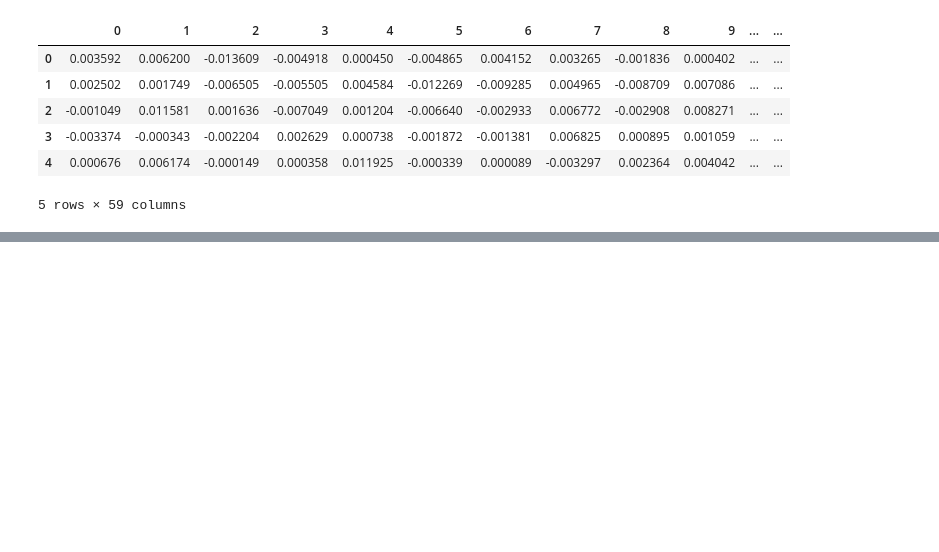
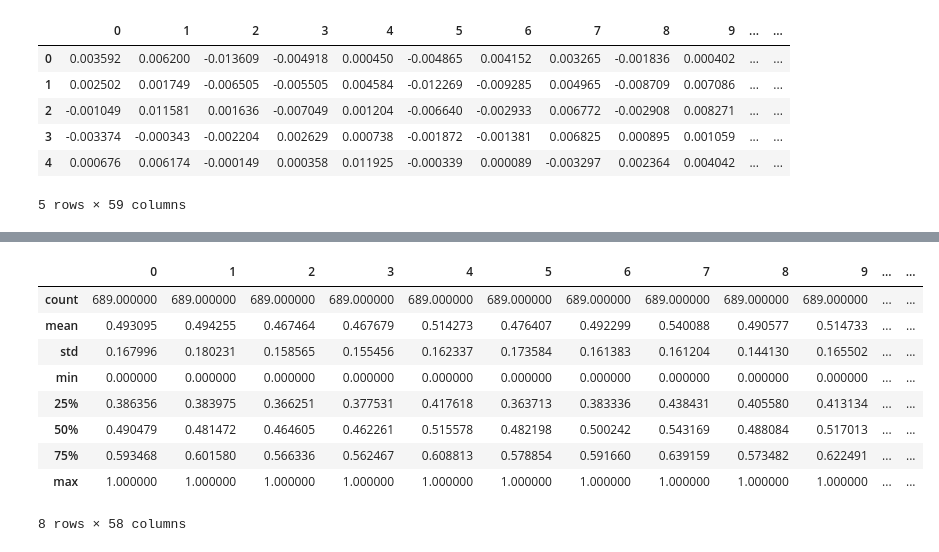
Before and after one commit to nipun1992/Restaurant-Review-Sentiment-Analysis, a Jupyter notebook: NLP Assignment Problem Statement 50 - Restaurant Review.ipynb, the cells around one changed output, grey strips where cells are left out. Saved outputs shown, nothing was run; the diff lists cells and outputs as text; code cells hidden in the pictures; blank space fills up the shorter version.

```diff
--- a/NLP Assignment Problem Statement 50 - Restaurant Review.ipynb
+++ b/NLP Assignment Problem Statement 50 - Restaurant Review.ipynb
@@ -628,0 +649,15 @@ ValueError: ignored
+# %%
+X_train = pd.DataFrame(X_train_scaled, columns=df_train1.iloc[:,:-1].columns)
+# %%
+X_train.describe()
+# %% [output]
+|  | 0 | 1 | 2 | 3 | 4 | 5 | 6 | 7 | 8 | 9 | ... | ... |
+| count | 689.000000 | 689.000000 | 689.000000 | 689.000000 | 689.000000 | 689.000000 | 689.000000 | 689.000000 | 689.000000 | 689.000000 | ... | ... |
+| mean | 0.493095 | 0.494255 | 0.467464 | 0.467679 | 0.514273 | 0.476407 | 0.492299 | 0.540088 | 0.490577 | 0.514733 | ... | ... |
+| std | 0.167996 | 0.180231 | 0.158565 | 0.155456 | 0.162337 | 0.173584 | 0.161383 | 0.161204 | 0.144130 | 0.165502 | ... | ... |
+| min | 0.000000 | 0.000000 | 0.000000 | 0.000000 | 0.000000 | 0.000000 | 0.000000 | 0.000000 | 0.000000 | 0.000000 | ... | ... |
+| 25% | 0.386356 | 0.383975 | 0.366251 | 0.377531 | 0.417618 | 0.363713 | 0.383336 | 0.438431 | 0.405580 | 0.413134 | ... | ... |
+| 50% | 0.490479 | 0.481472 | 0.464605 | 0.462261 | 0.515578 | 0.482198 | 0.500242 | 0.543169 | 0.488084 | 0.517013 | ... | ... |
+| 75% | 0.593468 | 0.601580 | 0.566336 | 0.562467 | 0.608813 | 0.578854 | 0.591660 | 0.639159 | 0.573482 | 0.622491 | ... | ... |
+| max | 1.000000 | 1.000000 | 1.000000 | 1.000000 | 1.000000 | 1.000000 | 1.000000 | 1.000000 | 1.000000 | 1.000000 | ... | ... |
+8 rows × 58 columns
```
Also changed, not shown: parts of 27 cells of this notebook.
